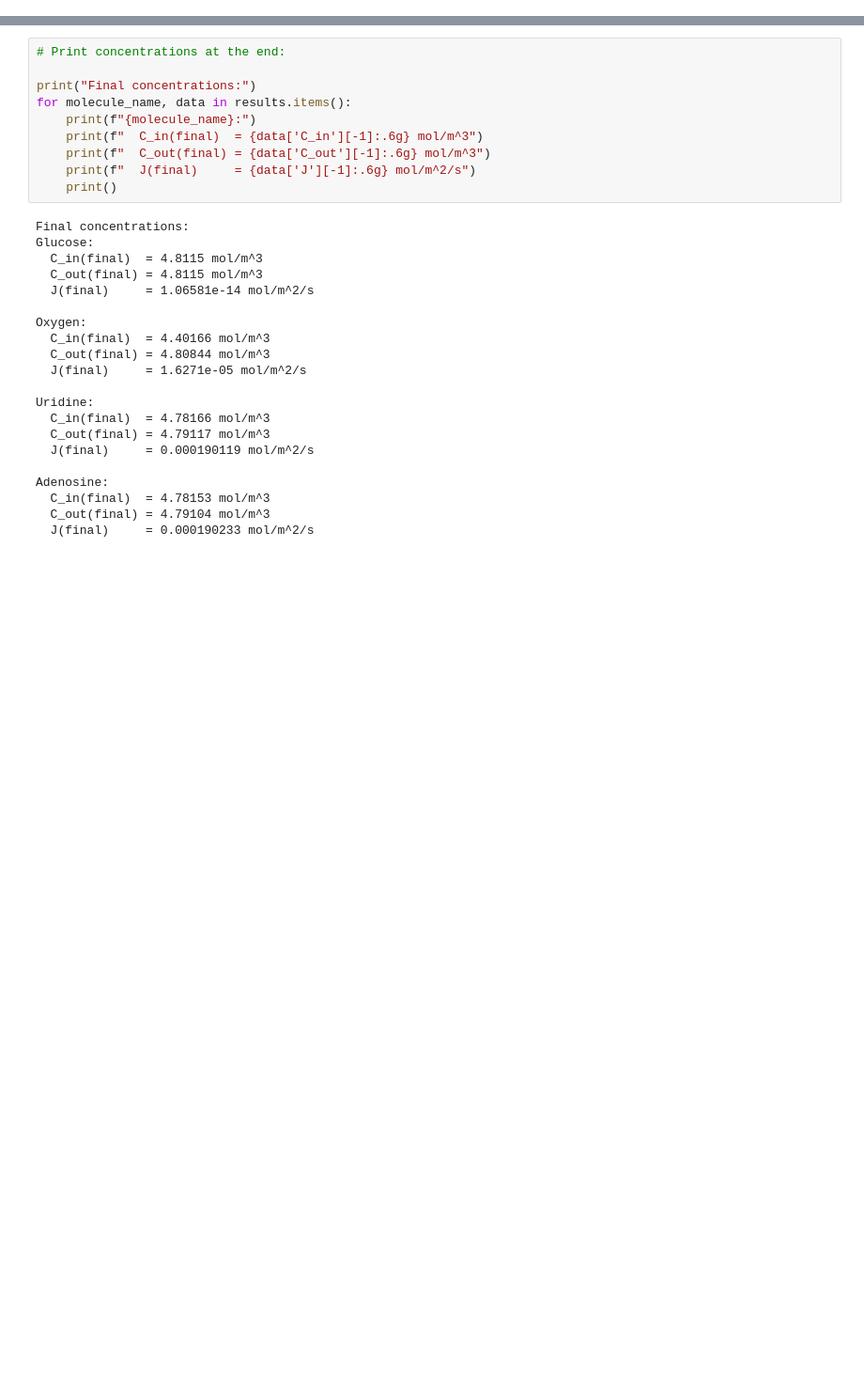
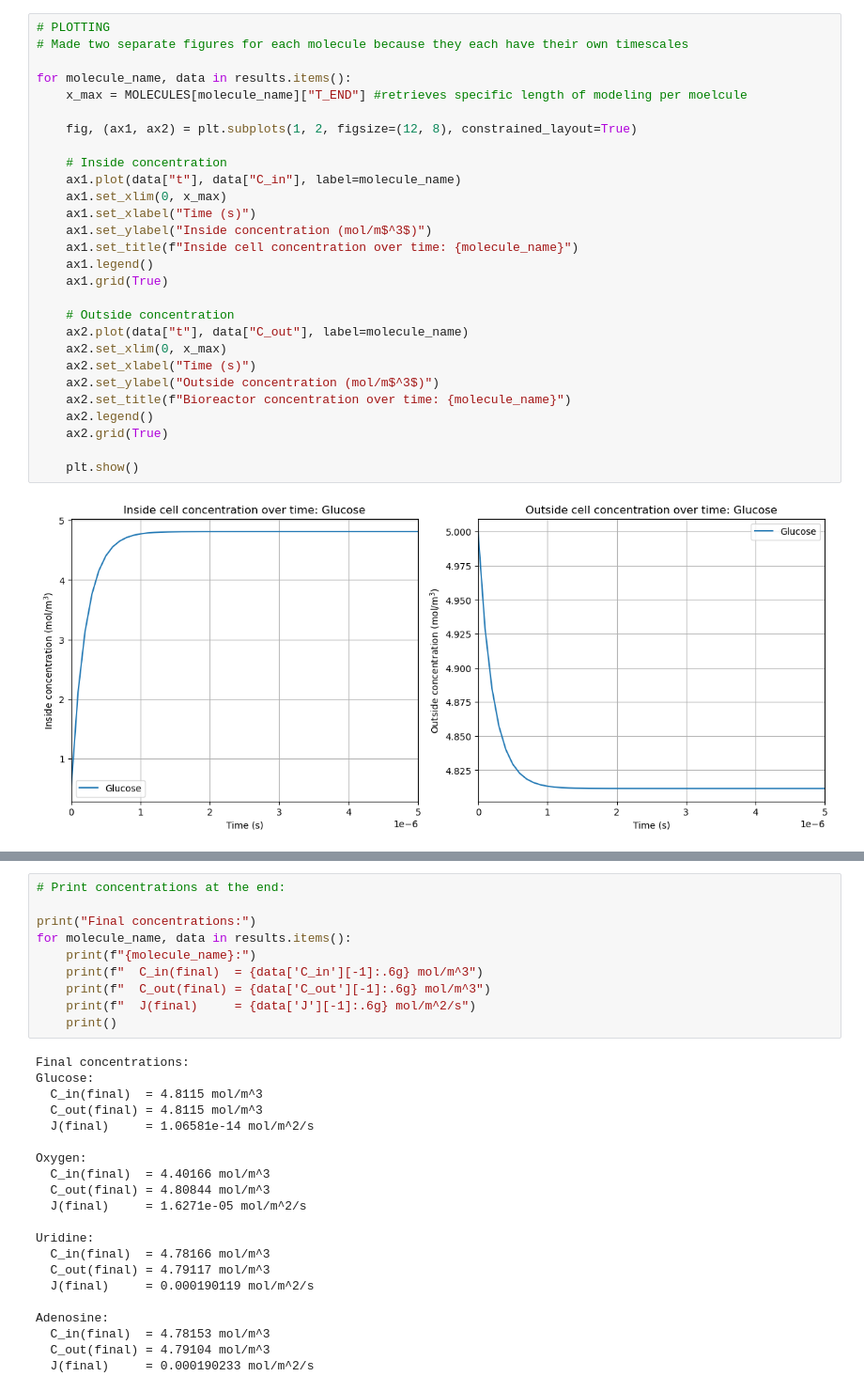
Before and after one commit to NMelbard/PBL1, a Jupyter notebook: PBL2/diffusion.ipynb, the cells around one changed output, grey strips where cells are left out. Shown at 94% size. Cells and saved outputs as stored; diff of their text form; blank space fills up the shorter version.

```diff
--- a/PBL2/diffusion.ipynb
+++ b/PBL2/diffusion.ipynb
@@ -274 +274,31 @@ ax2.grid(True)
 [figure]
+# %%
+# PLOTTING
+# Made two separate figures for each molecule because they each have their own timescales
+
+for molecule_name, data in results.items():
+    x_max = MOLECULES[molecule_name]["T_END"] #retrieves specific length of modeling per moelcule
+
+    fig, (ax1, ax2) = plt.subplots(1, 2, figsize=(12, 8), constrained_layout=True)
+
+    # Inside concentration
+    ax1.plot(data["t"], data["C_in"], label=molecule_name)
+    ax1.set_xlim(0, x_max)
+    ax1.set_xlabel("Time (s)")
+    ax1.set_ylabel("Inside concentration (mol/m$^3$)")
+    ax1.set_title(f"Inside cell concentration over time: {molecule_name}")
+    ax1.legend()
+    ax1.grid(True)
+
+    # Outside concentration
+    ax2.plot(data["t"], data["C_out"], label=molecule_name)
+    ax2.set_xlim(0, x_max)
+    ax2.set_xlabel("Time (s)")
+    ax2.set_ylabel("Outside concentration (mol/m$^3$)")
+    ax2.set_title(f"Bioreactor concentration over time: {molecule_name}")
+    ax2.legend()
+    ax2.grid(True)
+
+    plt.show()
+# %% [output]
+[figure, added]
```
Also changed, not shown: parts of 4 cells of this notebook.
